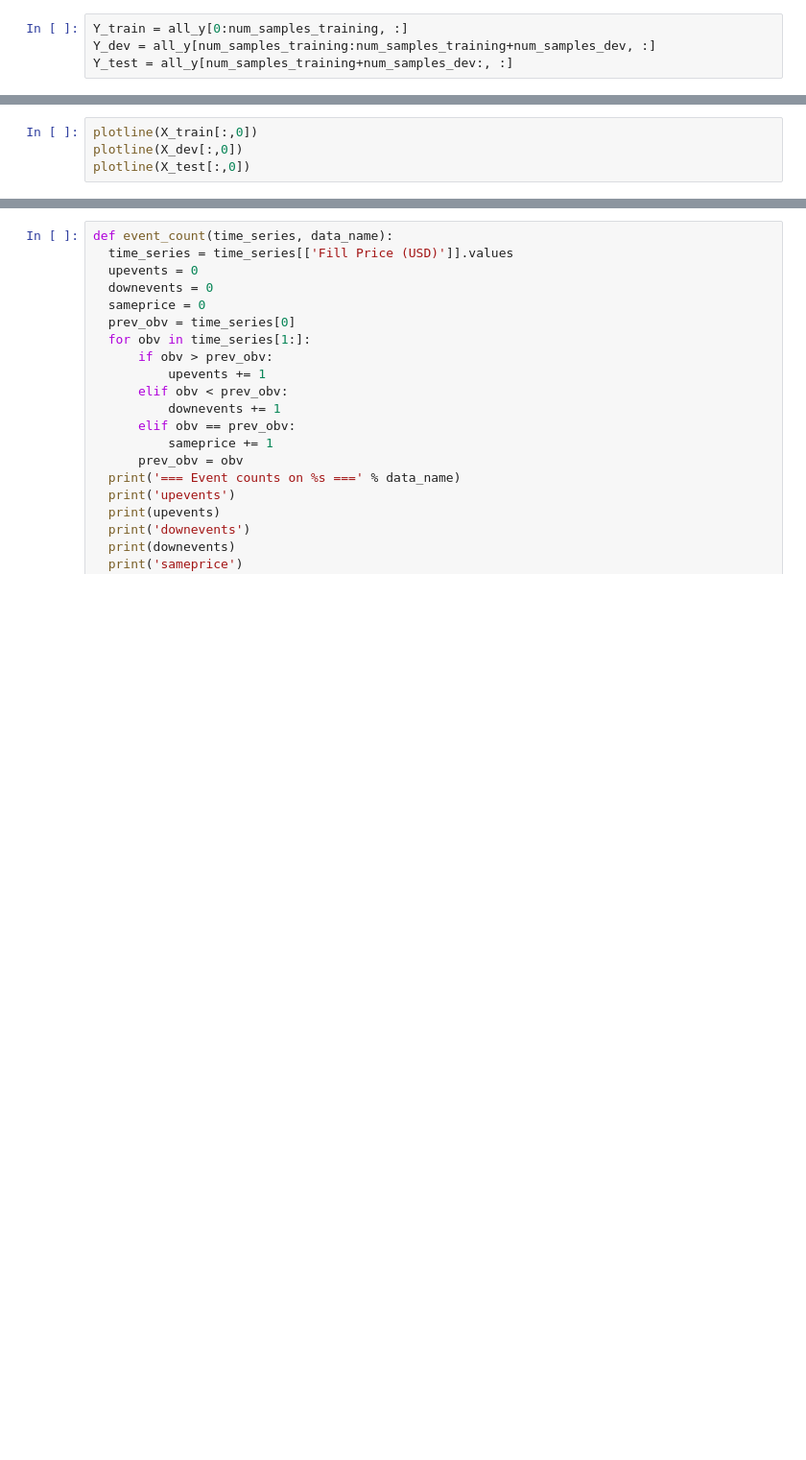
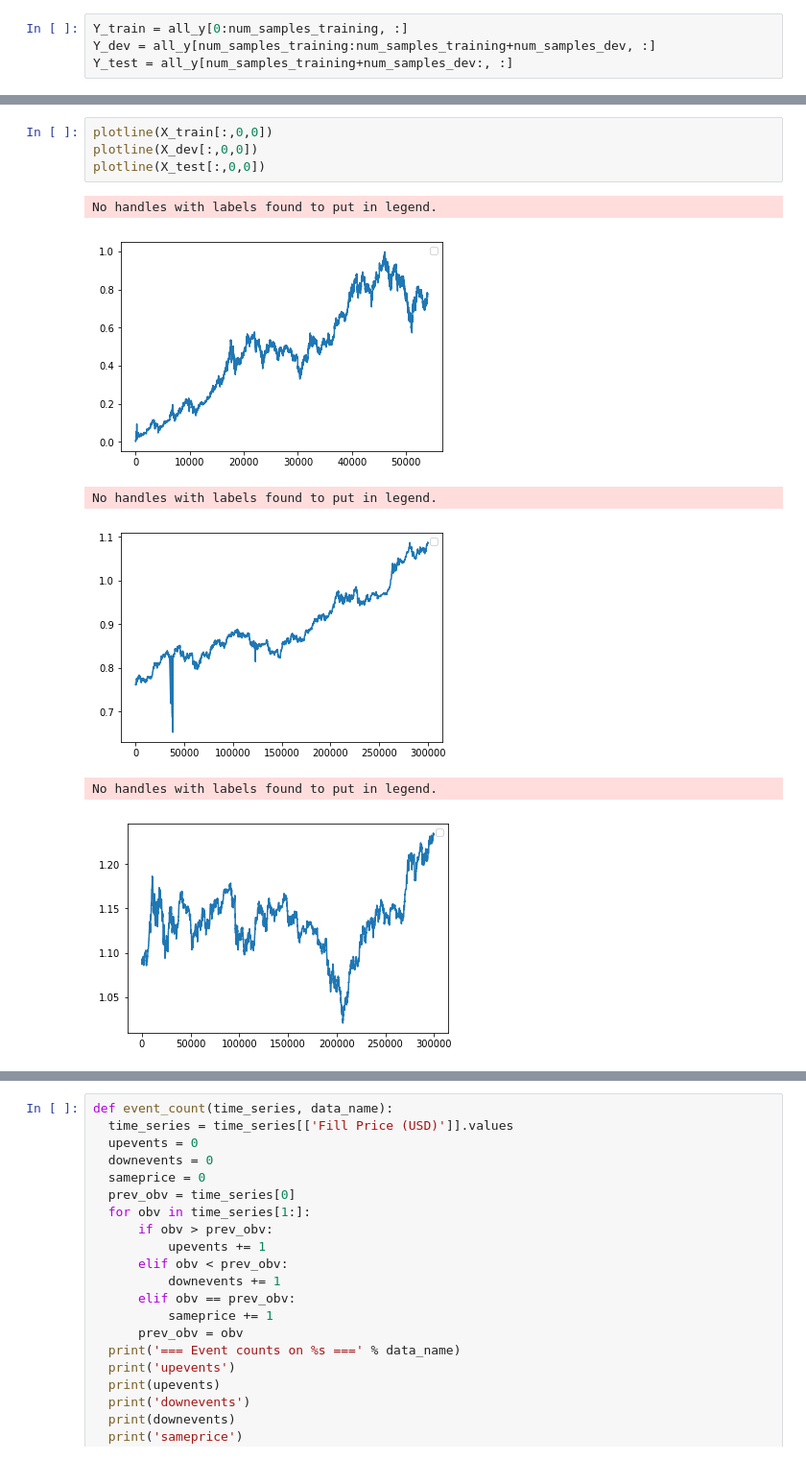
Before and after one commit to gkovacs/cs230-cryptocurrency-trading-lstm, a Jupyter notebook: cboe_baseline_priceonly.ipynb, the cells around one changed output, grey strips where cells are left out. Shown at 96% size. Drawn from its saved outputs; the diff is of its cells as text; blank space fills up the shorter version.

```diff
--- a/cboe_baseline_priceonly.ipynb
+++ b/cboe_baseline_priceonly.ipynb
@@ -189,7 +205,14 @@ print(Y_test[:,0].min())
 # %%
-plotline(X_train[:,0])
-plotline(X_dev[:,0])
-plotline(X_test[:,0])
+plotline(X_train[:,0,0])
+plotline(X_dev[:,0,0])
+plotline(X_test[:,0,0])
+# %% [output]
+No handles with labels found to put in legend.
+[figure, added]
+No handles with labels found to put in legend.
+[figure, added]
+No handles with labels found to put in legend.
+[figure, added]
 # %%
 plotline(df['Fill Price (USD)'].values.flatten())
 # %% [output]
```
Also changed, not shown: parts of 16 cells of this notebook, 2 other files.
